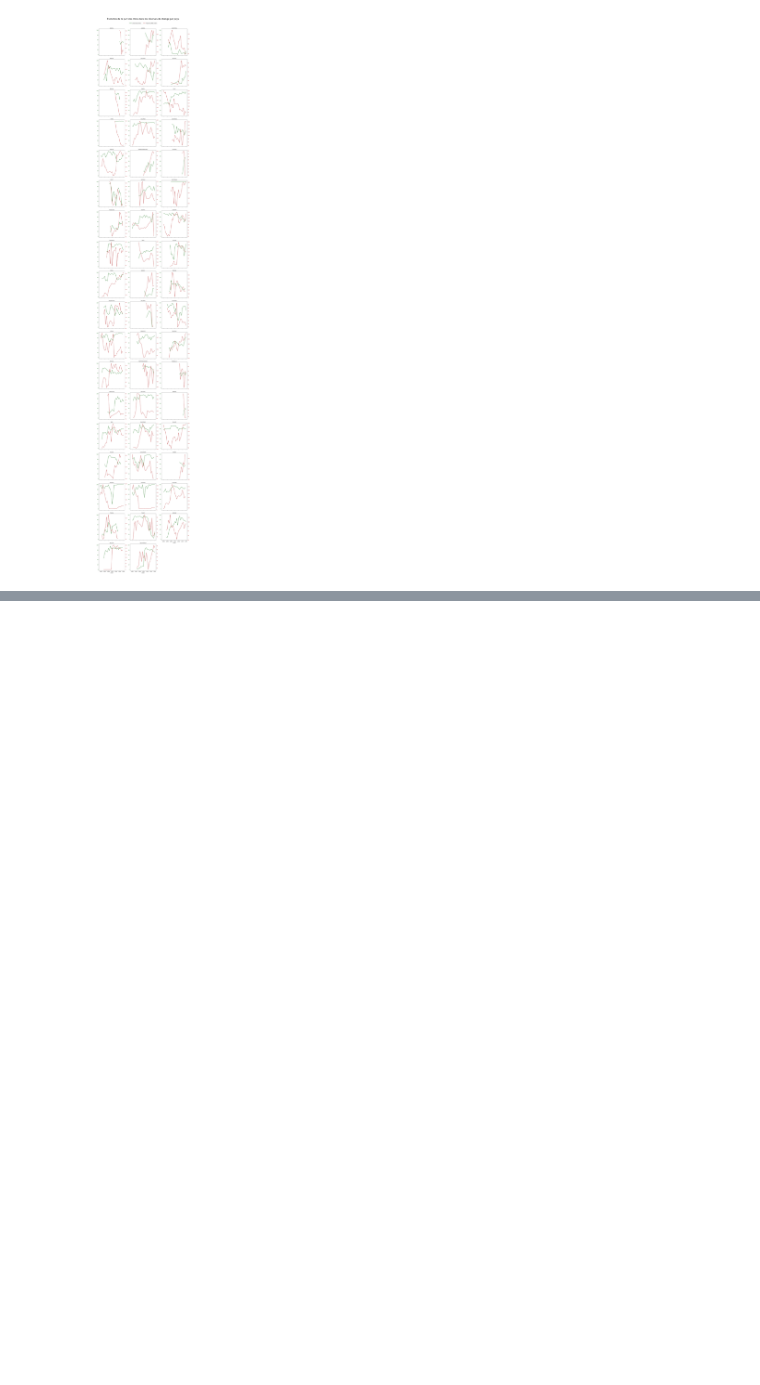
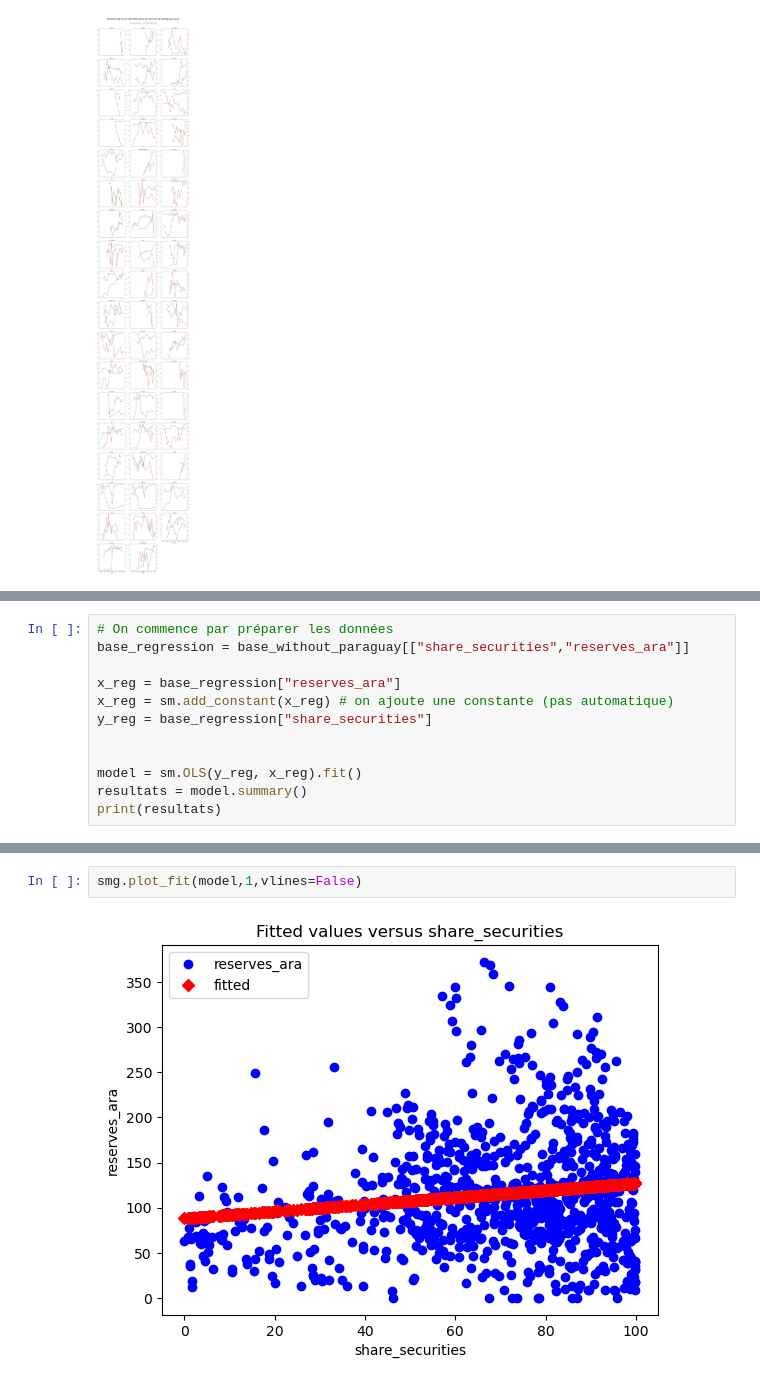
Before and after one commit to Pablito46/MiniProject, a Jupyter notebook: Main_MiniProject.ipynb, the cells around one changed output, grey strips where cells are left out. Drawn from its saved outputs; the diff is of its cells as text; blank space fills up the shorter version.

```diff
--- a/Main_MiniProject.ipynb
+++ b/Main_MiniProject.ipynb
@@ -117,0 +206,12 @@ plt.show()
+# %%
+# On commence par préparer les données
+base_regression = base_without_paraguay[["share_securities","reserves_ara"]]
+
+x_reg = base_regression["reserves_ara"]
+x_reg = sm.add_constant(x_reg) # on ajoute une constante (pas automatique)
+y_reg = base_regression["share_securities"]
+
+
+model = sm.OLS(y_reg, x_reg).fit()
+resultats = model.summary()
+print(resultats)
@@ -117,0 +236,4 @@ plt.show()
+# %%
+smg.plot_fit(model,1,vlines=False)
+# %% [output]
+[figure, added]
```
Also changed, not shown: parts of 10 cells of this notebook, 1 other file.
